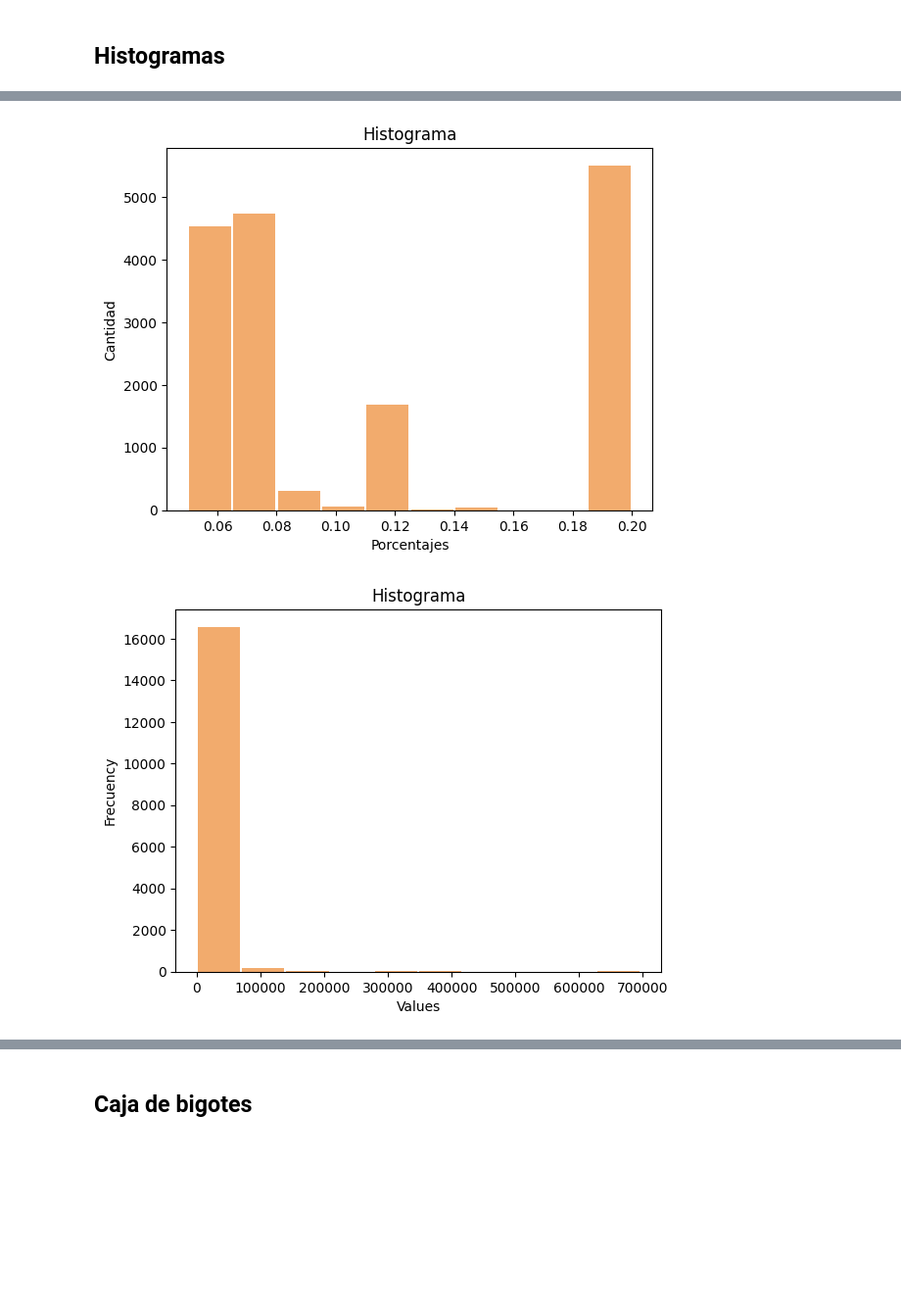
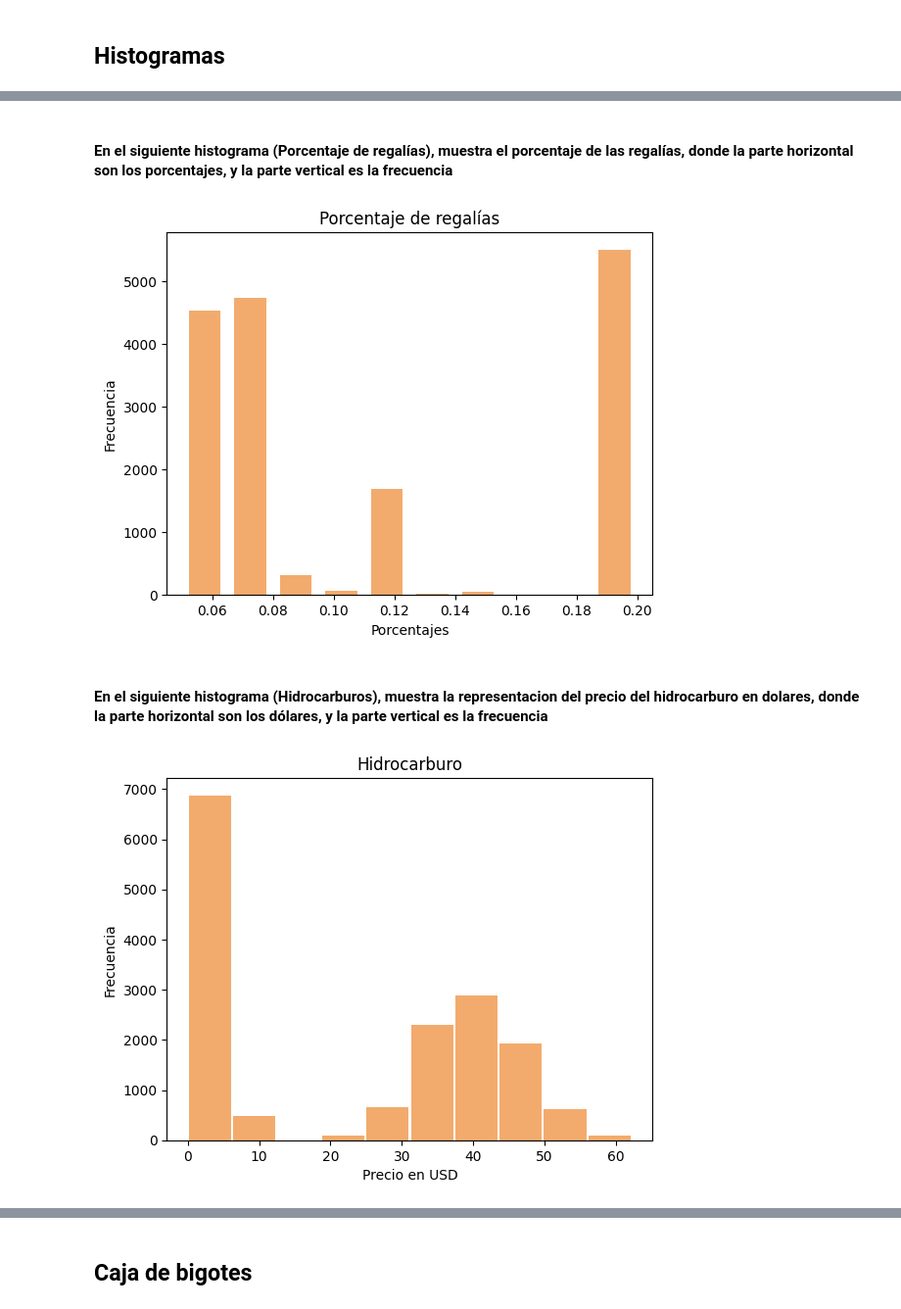
Before and after one commit to Zackperez/mineria_de_datos, a Jupyter notebook: mineria.ipynb, the cells around one changed output, grey strips where cells are left out. Shown: that part at 98% size. Drawn from its saved outputs; the diff is of its cells as text; code cells hidden in the pictures; blank space fills up the shorter version.

```diff
--- a/mineria.ipynb
+++ b/mineria.ipynb
@@ -237,16 +331,20 @@ Name: Prod. Gravable Bls/Kpc, dtype: float64
+# %% [markdown]
+#### En el siguiente histograma (Porcentaje de regalías), muestra el porcentaje de las regalías, donde la parte horizontal son los porcentajes, y la parte vertical es la frecuencia
 # %%
-plt.hist(x=data['Porc Regalia'], color= '#F2AB6D', rwidth=0.95)
+plt.hist(x=data['Porc Regalia'], color= '#F2AB6D', rwidth=0.7)
 plt.xlabel("Porcentajes")
-plt.ylabel("Cantidad")
-plt.title("Histograma")
+plt.ylabel("Frecuencia")
+plt.title("Porcentaje de regalías")
 plt.show()
 # %% [output]
-[figure, old version]
+[figure, new version]
+# %% [markdown]
+#### En el siguiente histograma (Hidrocarburos), muestra la representacion del precio del hidrocarburo en dolares, donde la parte horizontal son los dólares, y la parte vertical es la frecuencia
 # %%
-plt.hist(x=data['Volumen Regalia Bls/Kpc'], color= '#F2AB6D', rwidth=0.95)
-plt.xlabel("Values")
-plt.ylabel("Frecuency")
-plt.title("Histograma")
+plt.hist(x=data['Precio Hidrocarburo USD'], color= '#F2AB6D', rwidth=0.95)
+plt.xlabel("Precio en USD")
+plt.ylabel("Frecuencia")
+plt.title("Hidrocarburo")
 plt.show()
 # %% [output]
-[figure, old version]
+[figure, new version]
```
Also changed, not shown: parts of 73 cells of this notebook.
